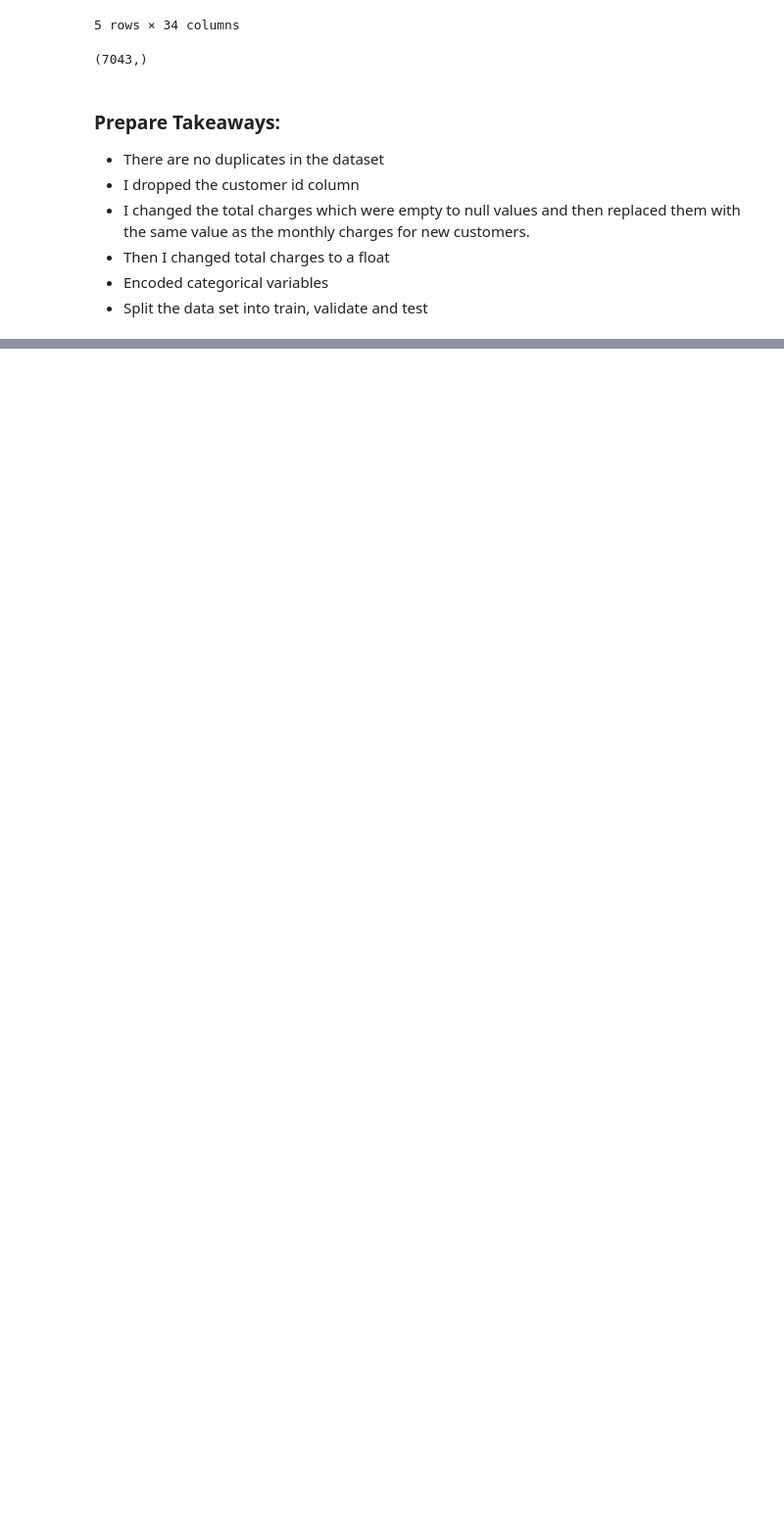
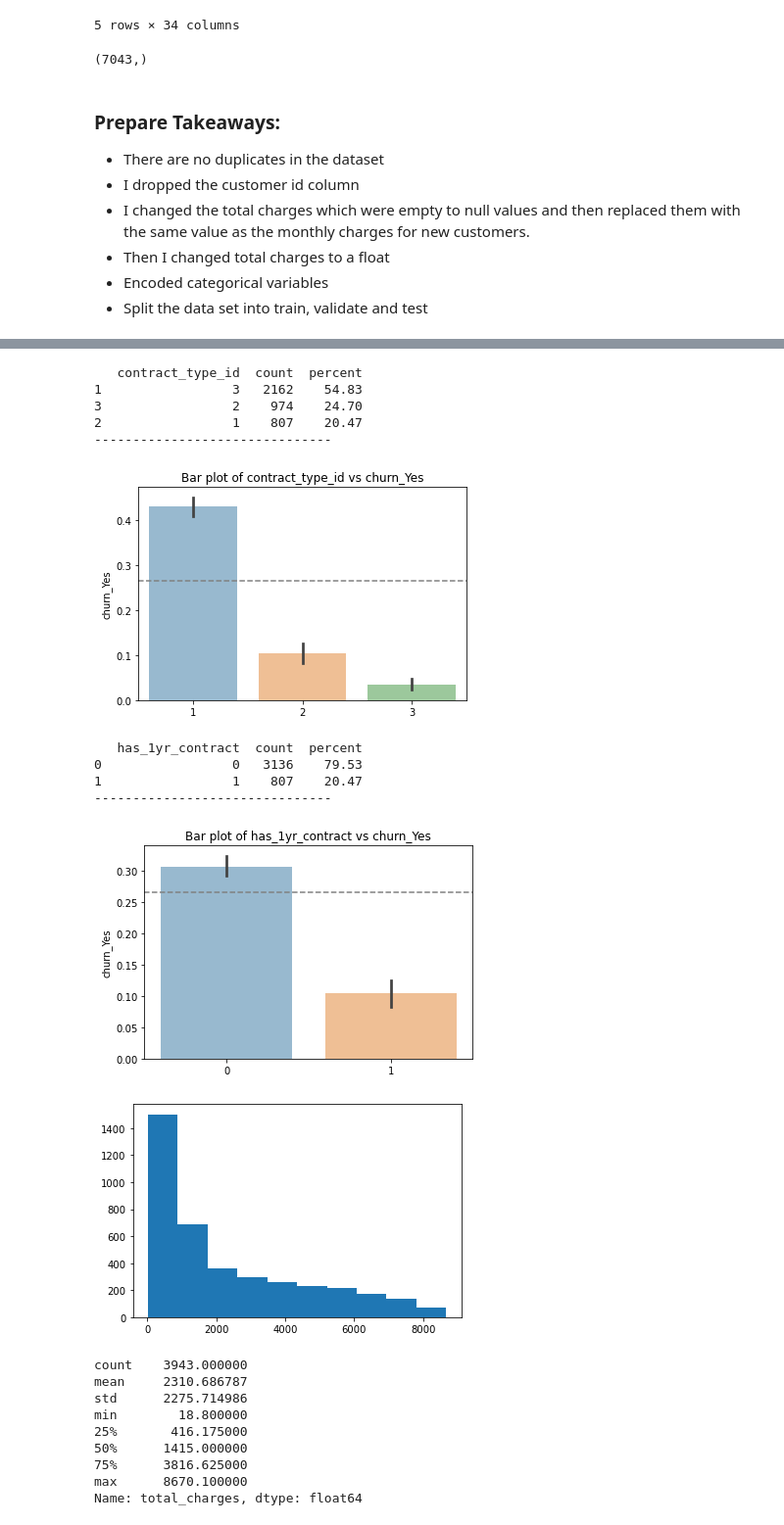
Before and after one commit to mariamnaqvi/predicting_customer_churn, a Jupyter notebook: final_report_telco.ipynb, the cells around one changed output, grey strips where cells are left out. Shown at 98% size. Drawn from its saved outputs; the diff is of its cells as text; code cells hidden in the pictures; blank space fills up the shorter version.

```diff
--- a/final_report_telco.ipynb
+++ b/final_report_telco.ipynb
@@ -68,0 +163,26 @@ NameError: name 'train' is not defined
+# %%
+cat_vars = ['contract_type_id', 'has_1yr_contract']
+quant_vars = ['total_charges', 'monthly_charges']
+explore.explore_bivariate(train, 'churn_Yes', cat_vars, quant_vars, alternative_h='two-sided' )
+# %% [output]
+   contract_type_id  count  percent
+1                 3   2162    54.83
+3                 2    974    24.70
+2                 1    807    20.47
+-------------------------------
+[figure, added]
+   has_1yr_contract  count  percent
+0                 0   3136    79.53
+1                 1    807    20.47
+-------------------------------
+[figure, added]
+[figure, added]
+count    3943.000000
+mean     2310.686787
+std      2275.714986
+min        18.800000
+25%       416.175000
+50%      1415.000000
+75%      3816.625000
+max      8670.100000
+Name: total_charges, dtype: float64
```
Also changed, not shown: parts of 24 cells of this notebook.
